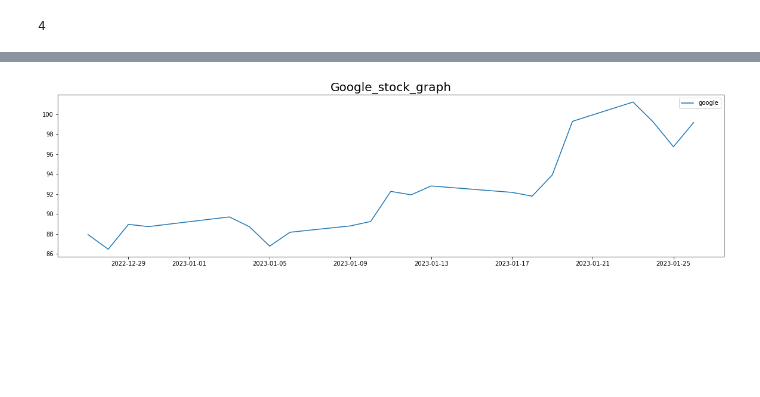
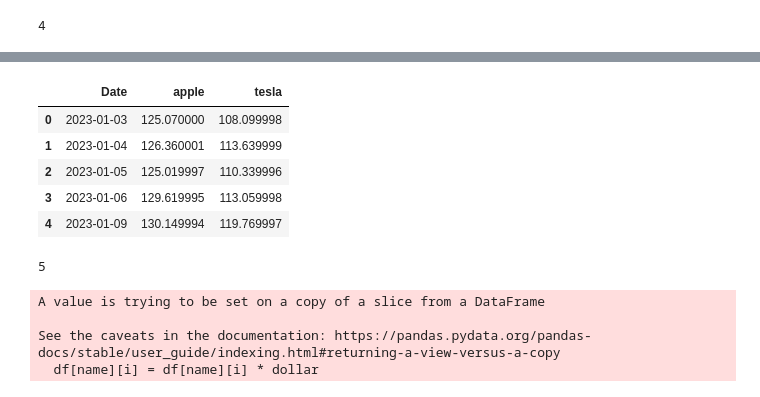
Before and after one commit to sleeptiger/Portfolio, a Jupyter notebook: Data_EDA.ipynb, the cells around one changed output, grey strips where cells are left out. Drawn from its saved outputs; the diff is of its cells as text; code cells hidden in the pictures; blank space fills up the shorter version.

```diff
--- a/Data_EDA.ipynb
+++ b/Data_EDA.ipynb
@@ -131,10 +333,30 @@ plt.show()
 # plt.legend()
 # plt.show()
 # %%
-plt.figure(figsize=(20, 5))
-plt.plot(am_stock['Date'], am_stock['google'], label=list[0])
-plt.title('Google_stock_graph', fontsize=20)
-plt.legend()
-plt.show()
+# plt.figure(figsize=(20, 5))
+# plt.plot(am_stock['Date'], am_stock['google'], label=list[0])
+# plt.title('Google_stock_graph', fontsize=20)
+# plt.legend()
+# plt.show()
-# %% [output]
-[figure, removed]
+# %%
+df
+# %% [output]
+|  | Date | apple | tesla |
+| 0 | 2023-01-03 | 125.070000 | 108.099998 |
+| 1 | 2023-01-04 | 126.360001 | 113.639999 |
+| 2 | 2023-01-05 | 125.019997 | 110.339996 |
+| 3 | 2023-01-06 | 129.619995 | 113.059998 |
+| 4 | 2023-01-09 | 130.149994 | 119.769997 |
+# %%
+df[df.columns[1]].value_counts().sum()
+# %% [output]
+5
+# %%
+for name in df.columns[1:]:
+    for i in range(df[df.columns[1]].value_counts().sum()):
+        df[name][i] = df[name][i] * dollar
+# %% [output]
+A value is trying to be set on a copy of a slice from a DataFrame
+
+See the caveats in the documentation: https://pandas.pydata.org/pandas-docs/stable/user_guide/indexing.html#returning-a-view-versus-a-copy
+  df[name][i] = df[name][i] * dollar
```
Also changed, not shown: parts of 16 cells of this notebook.
